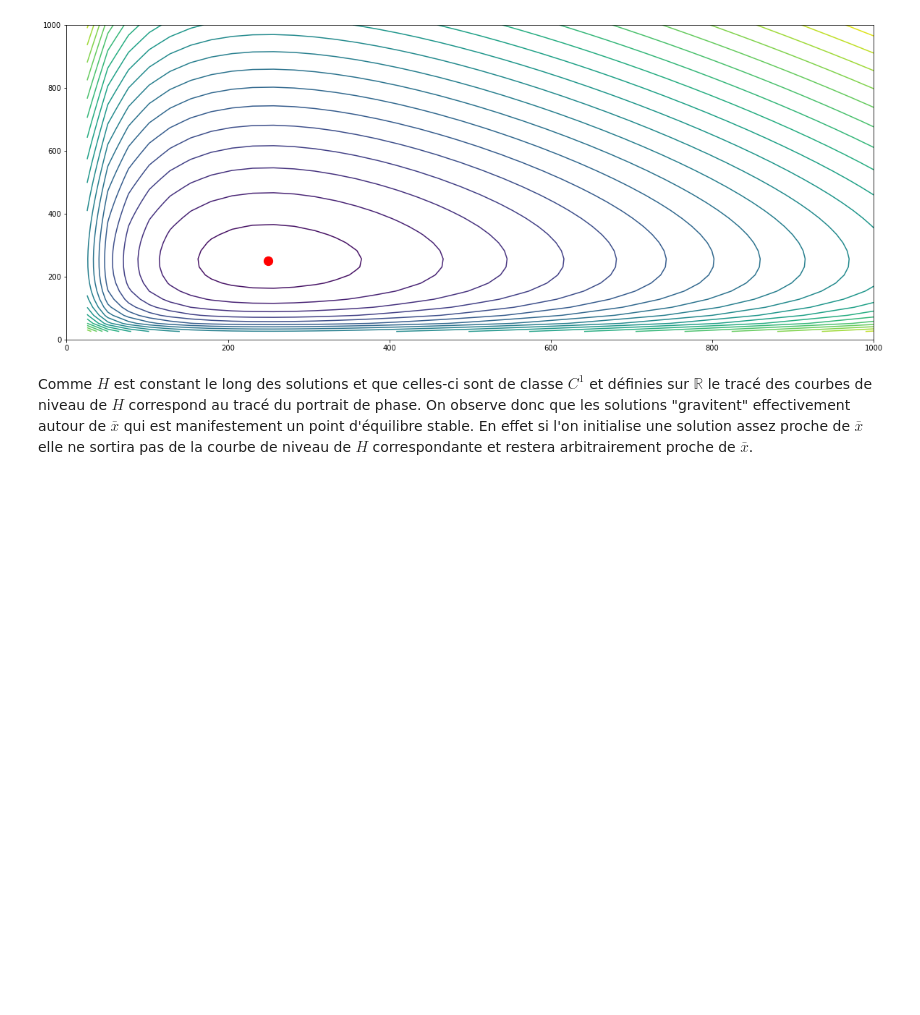
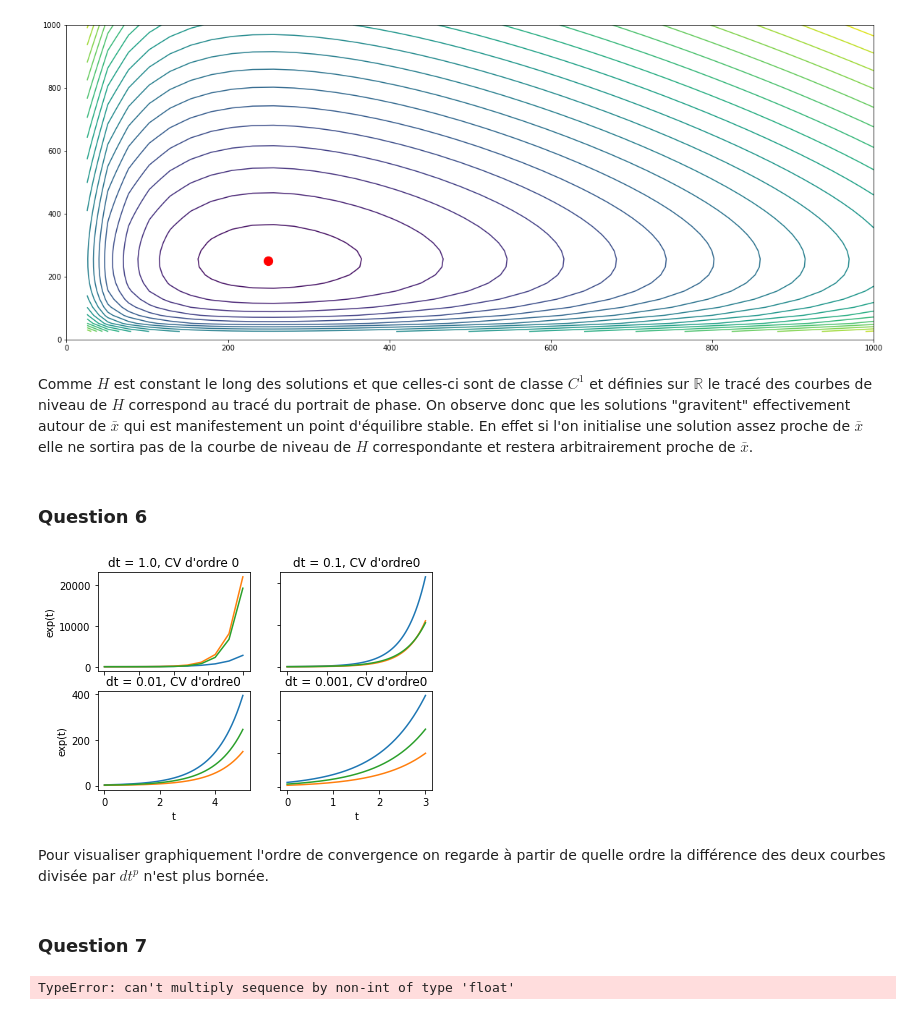
Before and after one commit to paul-mdb/projet_numerique_2, a Jupyter notebook: projet.ipynb, the cells around one changed output. Saved outputs shown, nothing was run; the diff lists cells and outputs as text; code cells hidden in the pictures; blank space fills up the shorter version.

Commit message:
questions 6,7 et 9 rajoutées

```diff
--- a/projet.ipynb
+++ b/projet.ipynb
@@ -179,3 +180,80 @@ plt.plot;
 [figure]
 # %% [markdown]
 Comme $H$ est constant le long des solutions et que celles-ci sont de classe $C^1$ et définies sur $\mathbb R$ le tracé des courbes de niveau de $H$ correspond au tracé du portrait de phase. On observe donc que les solutions "gravitent" effectivement autour de $\bar{x}$ qui est manifestement un point d'équilibre stable. En effet si l'on initialise une solution assez proche de $\bar{x}$ elle ne sortira pas de la courbe de niveau de $H$ correspondante et restera arbitrairement proche de $\bar{x}$.
+# %% [markdown]
+### Question 6
+# %%
+def solve_euler_explicit(f, x0, dt, t0, tf):
+    t_vector = np.arange(t0, tf, dt)
+    x_vector = np.array([x0])
+    x=x0
+    for t in t_vector :
+        x += f(t,x)*dt
+        x_vector = np.append(x_vector, [x])
+    t_vector = np.append(t_vector, [tf])
+    return t_vector, x_vector
+# %%
+# Test sur la fonction exponentielle
+import math
+def f(t,x) : return x
+
+fig, axs = plt.subplots(2, 2)
+
+p=0
+t_vector, x_vector = solve_euler_explicit(f, math.e, 10e-1, 0, 10)
+y_vector = np.exp(t_vector)
+ordre = np.abs(x_vector - y_vector)/dt**p
+axs[0,0].plot(t_vector, x_vector)
+axs[0,0].plot(t_vector, y_vector)
+axs[0,0].plot(t_vector, ordre)
+axs[0,0].set_title(f"dt = 1.0, CV d'ordre {p}")
+
+p=0
+t_vector, x_vector = solve_euler_explicit(f, math.e, 10e-2, 0, 7)
+y_vector = np.exp(t_vector)
+ordre = np.abs(x_vector - y_vector)/dt**p
+axs[0,1].plot(t_vector, x_vector)
+axs[0,1].plot(t_vector, y_vector)
+axs[0,1].plot(t_vector, ordre)
+axs[0,1].set_title(f"dt = 0.1, CV d'ordre{p}")
+
+p=0
+t_vector, x_vector = solve_euler_explicit(f, math.e, 10e-3, 0, 5)
+y_vector = np.exp(t_vector)
+ordre = np.abs(x_vector - y_vector)/dt**p
+axs[1,0].plot(t_vector, x_vector)
+axs[1,0].plot(t_vector, y_vector)
+axs[1,0].plot(t_vector, ordre)
+axs[1,0].set_title(f"dt = 0.01, CV d'ordre{p}")
+
+p=0
+t_vector, x_vector = solve_euler_explicit(f, math.e, 10e-4, 0, 3)
+y_vector = np.exp(t_vector)
+ordre = np.abs(x_vector - y_vector)/dt**p
+axs[1,1].plot(t_vector, x_vector)
+axs[1,1].plot(t_vector, y_vector)
+axs[1,1].plot(t_vector, ordre)
+
+axs[1,1].set_title(f"dt = 0.001, CV d'ordre{p}")
+
+
+
+for ax in axs.flat:
+    ax.set(xlabel='t', ylabel='exp(t)')
+
+for ax in axs.flat:
+    ax.label_outer()
+# %% [output]
+[figure, added]
+# %% [markdown]
+Pour visualiser graphiquement l'ordre de convergence on regarde à partir de quelle ordre la différence des deux courbes divisée par $dt^p$ n'est plus bornée.
+# %% [markdown]
+### Question 7
+# %%
+def f(t,x) :
+    x1, x2 = x
+    return(x1*(alpha-beta*x2), x2*(delta*x1-gamma))
+
+t_vector, x_vector = solve_euler_explicit(f, (100., 200.), 10e-3, 0, 100)
+# %% [output]
+TypeError: can't multiply sequence by non-int of type 'float'
```
Also changed, not shown: parts of 2 cells of this notebook.
